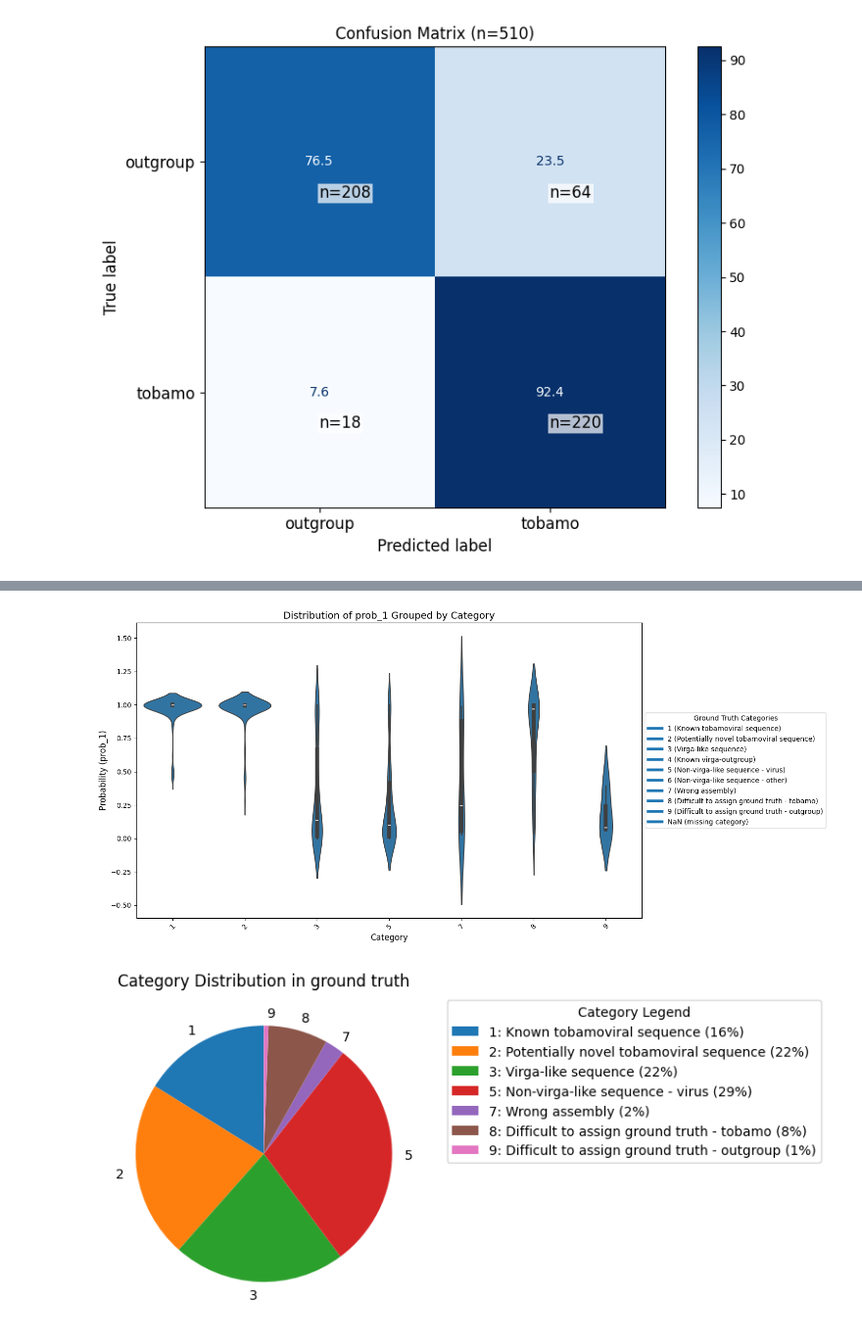
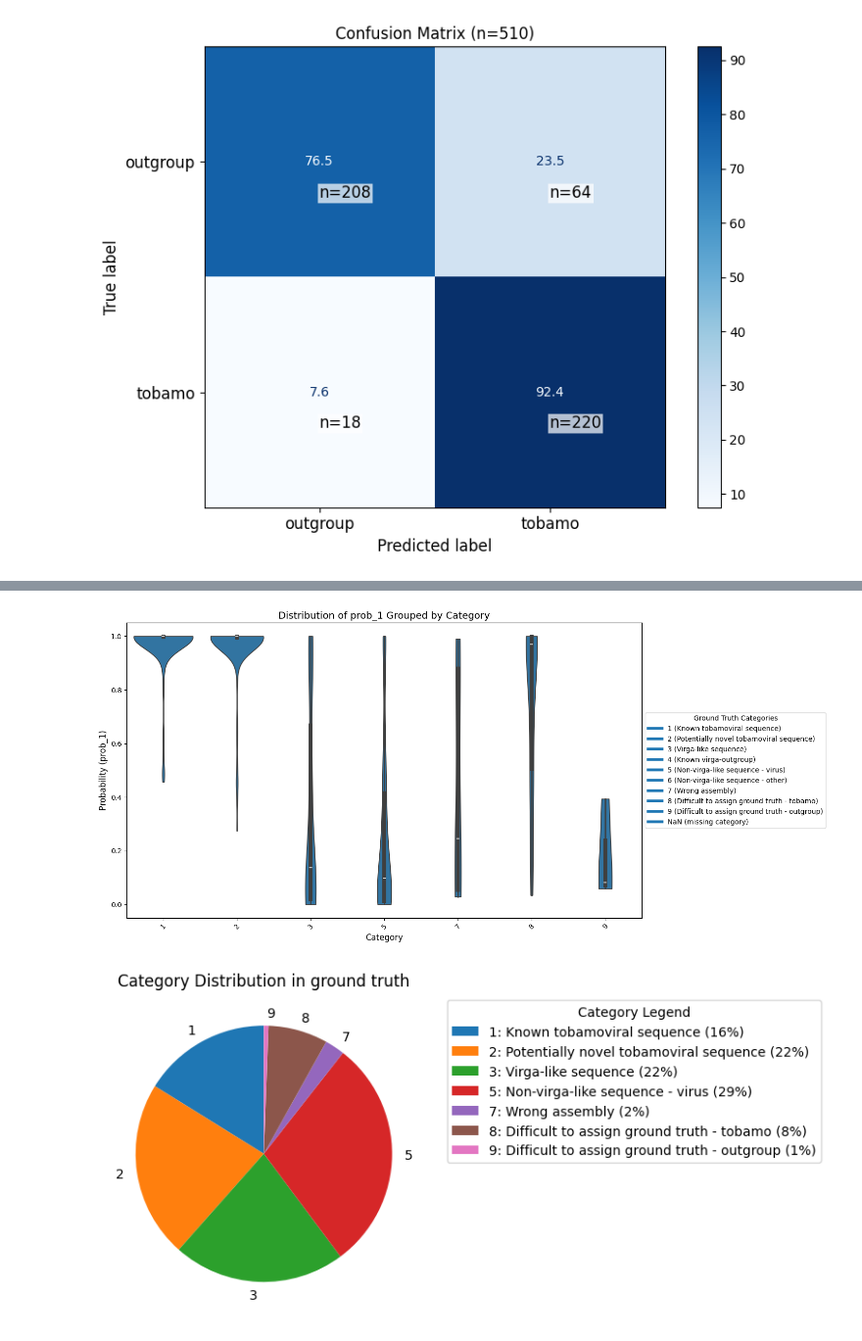
Before and after one commit to nezapajek/project-tobamo, a Jupyter notebook: analysis/model/notebooks/check_snakemake_contig_predictions.ipynb, the cells around one changed output, grey strips where cells are left out. Shown at 98% size. Drawn from its saved outputs; the diff is of its cells as text; code cells hidden in the pictures.

```diff
--- a/analysis/model/notebooks/check_snakemake_contig_predictions.ipynb
+++ b/analysis/model/notebooks/check_snakemake_contig_predictions.ipynb
@@ -72,7 +75,7 @@ df_filtered['prob_1'] = df_filtered['prob_1'].astype(float)
 sorted_labels = sorted(df_filtered['category'].dropna().unique())
 
 # Create a boxplot for prob_1 grouped by ground_truth with sorted labels
-sns.violinplot(data=df_filtered, x='category', y='prob_1', order=sorted_labels)
+sns.violinplot(data=df_filtered, x='category', y='prob_1', order=sorted_labels, cut=0) # cut=0 avoids showing tails beyond the data range
 
 # Add labels and title
 plt.xlabel('Category', fontsize=12)
@@ -80,34 +83,34 @@ plt.ylabel('Probability (prob_1)', fontsize=12)
 plt.title('Distribution of prob_1 Grouped by Category', fontsize=14)
 
 # Rotate x-axis labels if necessary
 plt.xticks(rotation=45)
 
 # Add a custom legend
 legend_labels = [
     "1 (Known tobamoviral sequence)",
     "2 (Potentially novel tobamoviral sequence)",
     "3 (Virga-like sequence)",
     "4 (Known virga-outgroup)",
     "5 (Non-virga-like sequence - virus)",
     "6 (Non-virga-like sequence - other)",
     "7 (Wrong assembly)",
     "8 (Difficult to assign ground truth - tobamo)",
     "9 (Difficult to assign ground truth - outgroup)",
     "NaN (missing category)"
 ]
 
 plt.legend(
     handles=[plt.Line2D([0], [0], lw=4, label=label) for label in legend_labels],
     loc='center left',  # Position the legend to the left of the bounding box
     bbox_to_anchor=(1, 0.5),  # Place the legend outside the plot area to the right
     title="Ground Truth Categories",
     fontsize=10
 )
 # Show the plot
 plt.tight_layout()
 plt.show()
 # %% [output]
-[figure, old version]
+[figure, new version]
 # %%
 import matplotlib.pyplot as plt
 
```
Also changed, not shown: parts of 6 cells of this notebook, 4 other files.
